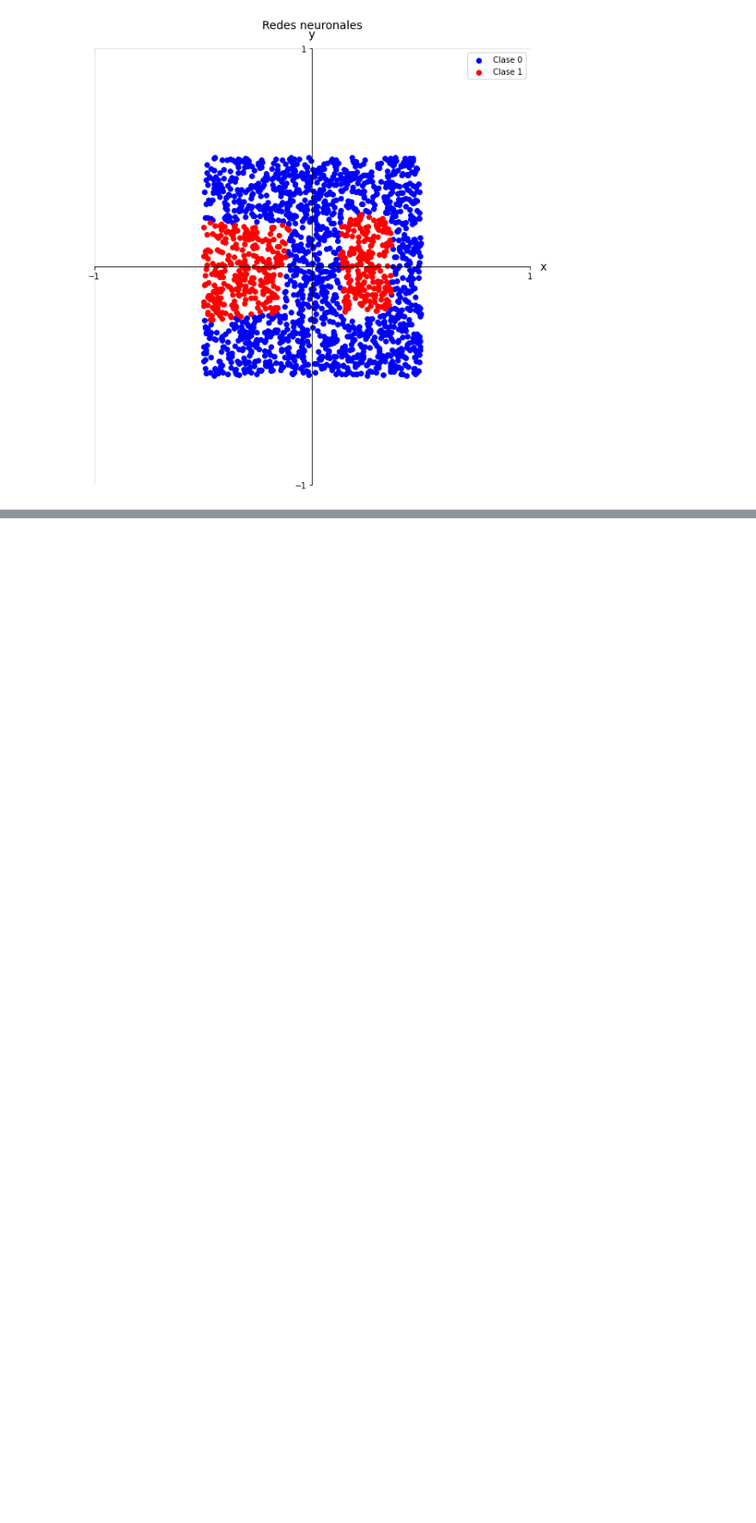
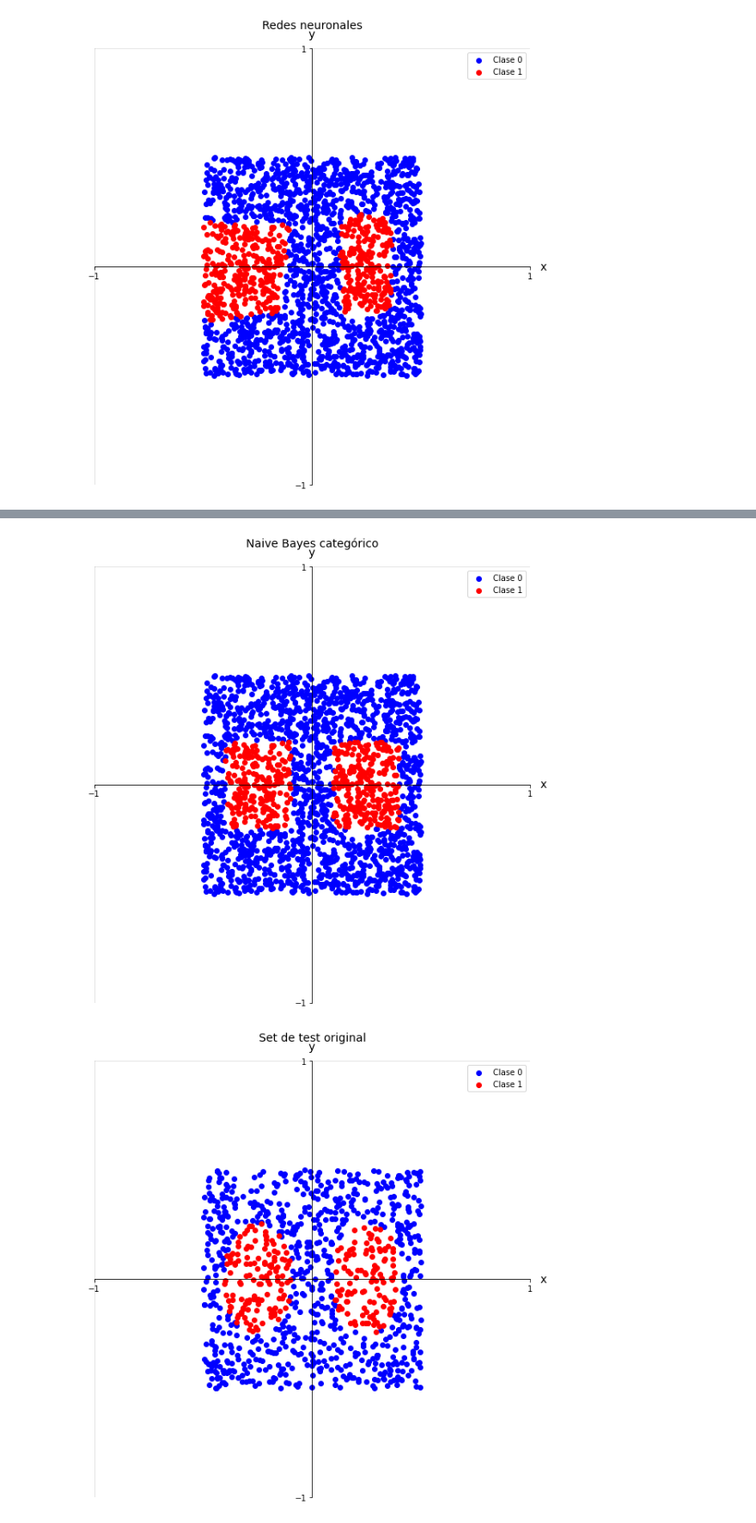
Before and after one commit to sebamoralesasd/IAA, a Jupyter notebook: tp3.ipynb, the cells around one changed output, grey strips where cells are left out. Shown at 86% size. Saved outputs shown, nothing was run; the diff lists cells and outputs as text; code cells hidden in the pictures; blank space fills up the shorter version.

```diff
--- a/tp3.ipynb
+++ b/tp3.ipynb
@@ -134,0 +203,6 @@ Se puede ver claramente que los resultados de Bayes son mucho peores a los obten
+# %%
+GraficadorDF(df_test_entrenado).graph_puntos(titulo='Naive Bayes categórico')
+GraficadorDF(df_test_elipses).graph_puntos(titulo='Set de test original')
+# %% [output]
+[figure, added]
+[figure, added]
```
Also changed, not shown: parts of 14 cells of this notebook, 3 other files.
